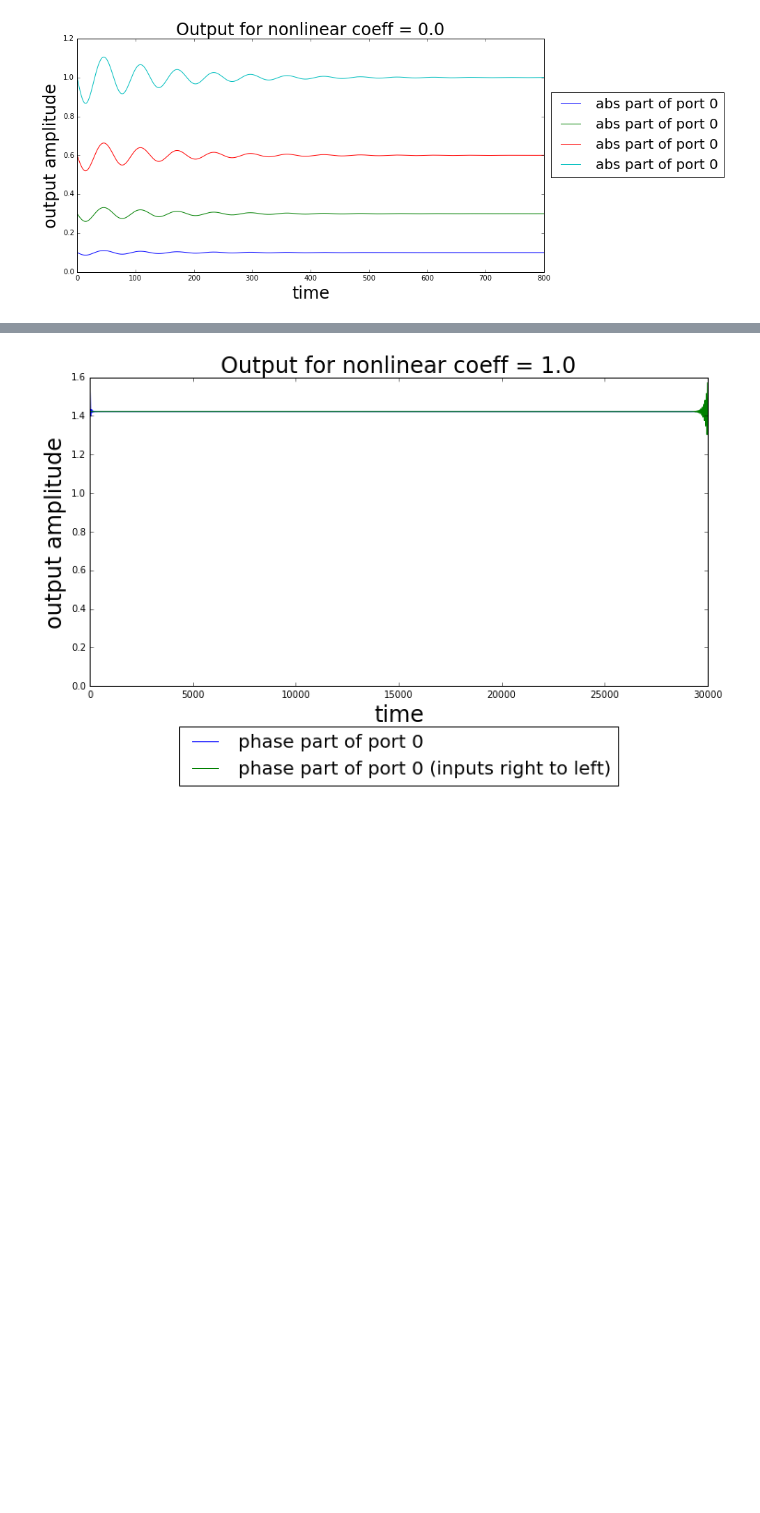
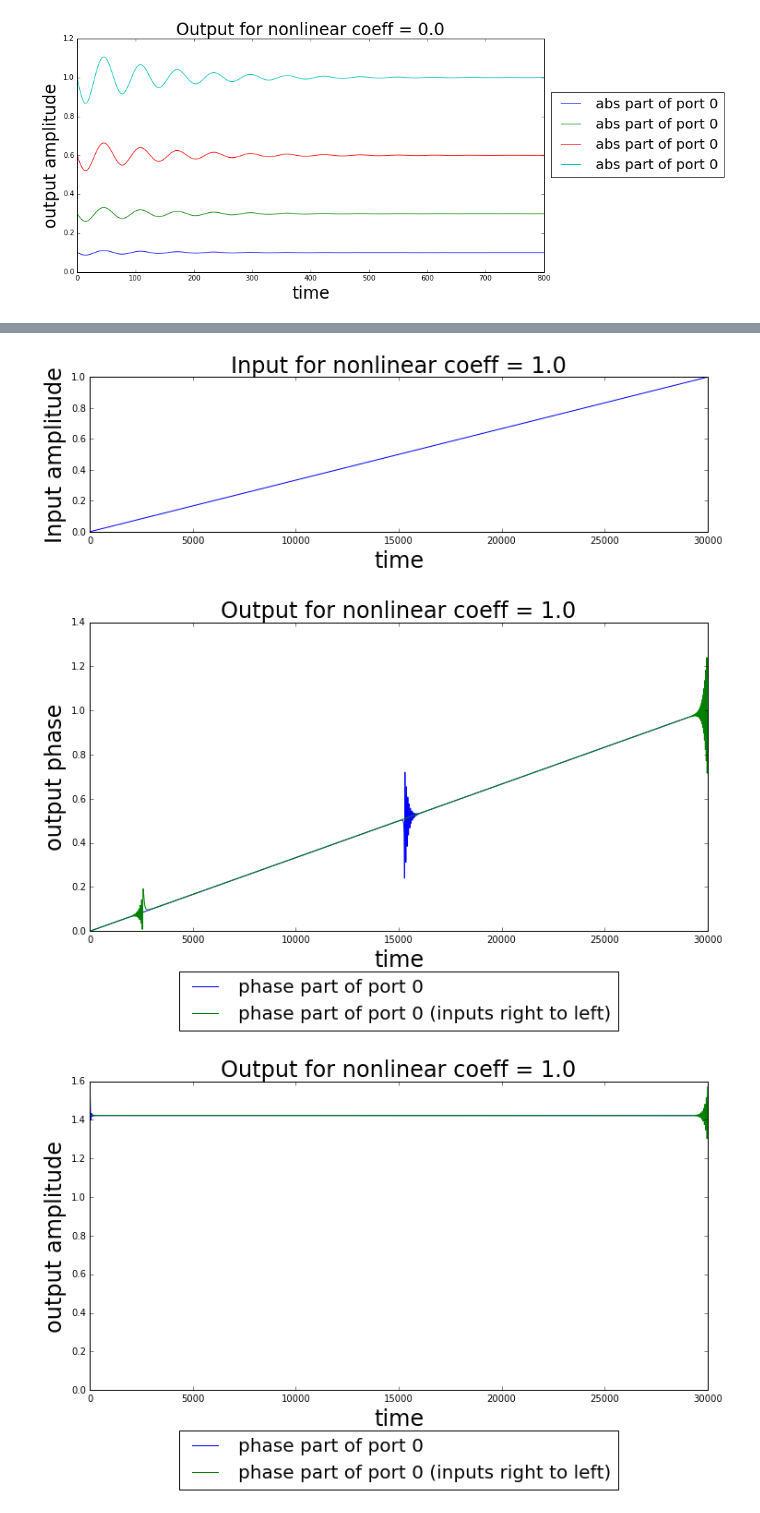
Before and after one commit to tabakg/potapov_interpolation, a Jupyter notebook: Time_Sims_nonlin_testing_and_comments.ipynb, the cells around one changed output, grey strips where cells are left out. Saved outputs shown, nothing was run; the diff lists cells and outputs as text; code cells hidden in the pictures; blank space fills up the shorter version.

```diff
--- a/Time_Sims_nonlin_testing_and_comments.ipynb
+++ b/Time_Sims_nonlin_testing_and_comments.ipynb
@@ -226,3 +226,36 @@ for i in range(1):
+# %%
+plt.figure(figsize=(12,3))
+
+plt.plot( np.asarray([a_in(t)[0,0] for t in np.linspace(0,300.,30001.)]),label = 'input' )
+plt.xlabel('time',{'fontsize': 24})
+plt.ylabel('Input amplitude',{'fontsize': 24})
+plt.title('Input for nonlinear coeff = ' + str(ham.nonlin_coeff) ,{'fontsize': 24})
+
+
+plt.figure(figsize=(12,6))
+for i in range(1):
+    #plt.plot( [ (y[i][0,0]).real for y in Y_nonlin],label = 'real part of port '+str(i))
+    #plt.plot( [ (y[i][0,0]).imag for y in Y_nonlin],label = 'imaginary part of port '+str(i))
+    #plt.plot( [ abs(y[i][0,0]) for y in Y_nonlin],label = 'abs part of port '+str(i))
+    plt.plot( [ abs(y[i][0,0]) for y in Y_nonlin],label = 'phase part of port '+str(i))
+
+    plt.xlabel('time',{'fontsize': 24})
+    plt.ylabel('output phase',{'fontsize': 24})
+    plt.title('Output for nonlinear coeff = ' + str(ham.nonlin_coeff) ,{'fontsize': 24})
+    plt.legend(bbox_to_anchor=(0, 1.4),loc='upper center',fontsize=20)
+
+for i in range(1):
+    #plt.plot( [ (y[i][0,0]).real for y in Y_nonlin_2],label = 'real part of port '+str(i)+' (inputs right to left)')
+    #plt.plot( [ (y[i][0,0]).imag for y in Y_nonlin_2],label = 'imaginary part of port '+str(i)+' (inputs right to left)')
+    #plt.plot( [ abs(y[i][0,0]) for y in Y_nonlin_2],label = 'abs part of port '+str(i)+' (inputs right to left)')
+    plt.plot( [ abs((y[i][0,0])) for y in Y_nonlin_2],label = 'phase part of port '+str(i)+' (inputs right to left)')
+    plt.xlabel('time',{'fontsize': 24})
+    plt.ylabel('output phase',{'fontsize': 24})
+    plt.title('Output for nonlinear coeff = ' + str(ham.nonlin_coeff) ,{'fontsize': 24})
+    plt.legend(bbox_to_anchor=(0.5, -0.1),loc='upper center',fontsize=20)
+# %% [output]
+[figure, added]
+[figure, added]
 # %%
 ## Linear equations of motion for comparison
 # %%
```
Also changed, not shown: parts of 14 cells of this notebook, 9 other files.
